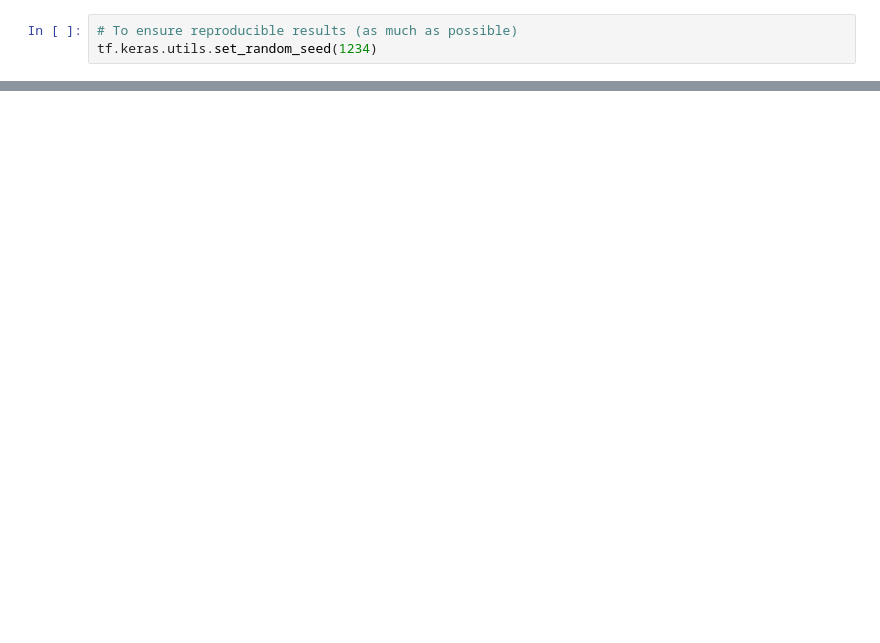
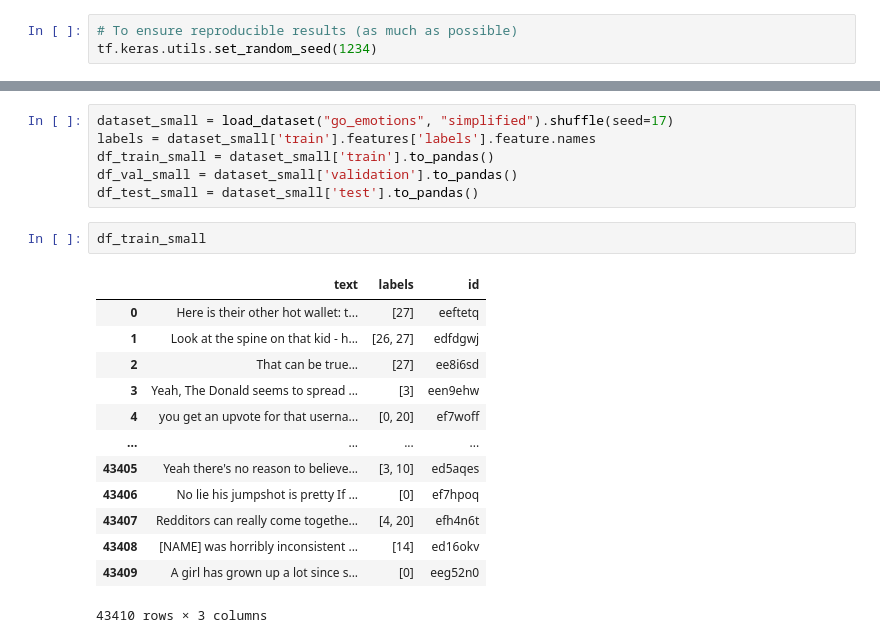
Before and after one commit to Matteo-Candi/Fine-Tuning-with-LoRA, a Jupyter notebook: main.ipynb, the cells around one changed output, grey strips where cells are left out. Saved outputs shown, nothing was run; the diff lists cells and outputs as text; blank space fills up the shorter version.

```diff
--- a/main.ipynb
+++ b/main.ipynb
@@ -50,0 +48,22 @@ dataset['train'].features
+# %%
+dataset_small = load_dataset("go_emotions", "simplified").shuffle(seed=17)
+labels = dataset_small['train'].features['labels'].feature.names
+df_train_small = dataset_small['train'].to_pandas()
+df_val_small = dataset_small['validation'].to_pandas()
+df_test_small = dataset_small['test'].to_pandas()
+# %%
+df_train_small
+# %% [output]
+|  | text | labels | id |
+| 0 | Here is their other hot wallet: t... | [27] | eeftetq |
+| 1 | Look at the spine on that kid - h... | [26, 27] | edfdgwj |
+| 2 | That can be true... | [27] | ee8i6sd |
+| 3 | Yeah, The Donald seems to spread ... | [3] | een9ehw |
+| 4 | you get an upvote for that userna... | [0, 20] | ef7woff |
+| ... | ... | ... | ... |
+| 43405 | Yeah there's no reason to believe... | [3, 10] | ed5aqes |
+| 43406 | No lie his jumpshot is pretty If ... | [0] | ef7hpoq |
+| 43407 | Redditors can really come togethe... | [4, 20] | efh4n6t |
+| 43408 | [NAME] was horribly inconsistent ... | [14] | ed16okv |
+| 43409 | A girl has grown up a lot since s... | [0] | eeg52n0 |
+43410 rows × 3 columns
```
Also changed, not shown: parts of 19 cells of this notebook.
